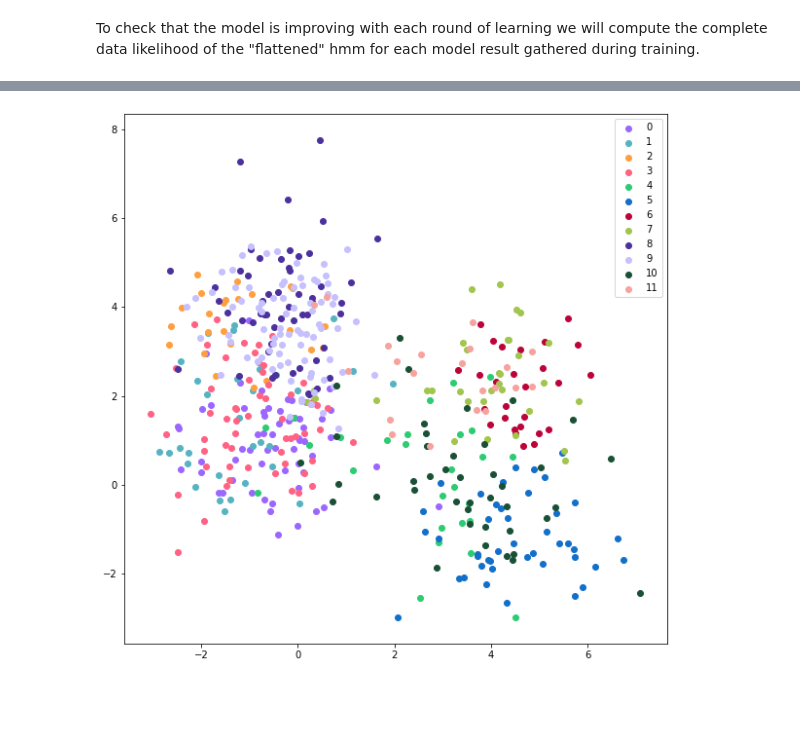
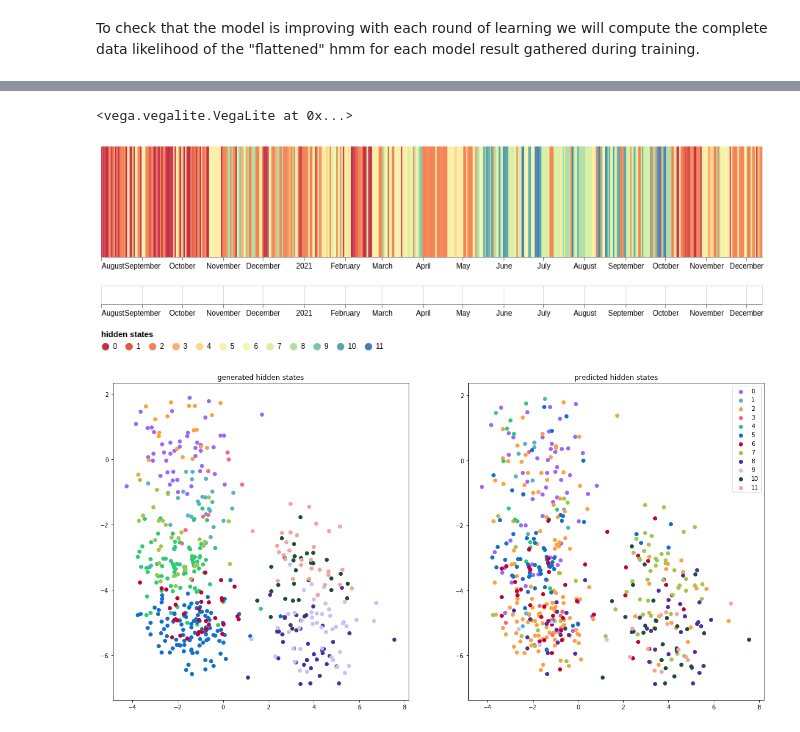
Before and after one commit to annahaensch/hela, a Jupyter notebook: notebooks/tracked/2021_02_25_fhmm_gibbs_sampling_and_learning_workbook.ipynb, the cells around one changed output, grey strips where cells are left out. Drawn from its saved outputs; the diff is of its cells as text; code cells hidden in the pictures; blank space fills up the shorter version.

```diff
--- a/notebooks/tracked/2021_02_25_fhmm_gibbs_sampling_and_learning_workbook.ipynb
+++ b/notebooks/tracked/2021_02_25_fhmm_gibbs_sampling_and_learning_workbook.ipynb
@@ -100,15 +100,28 @@ plt.scatter([t for t in range(len(likelihood))], likelihood)
+# %%
+new_factored_hidden_states =  alg.sufficient_statistics[-1]['hidden_state_vector_df']
+new_flattened_hidden_states = gen.flatten_hidden_state_sequence(new_factored_hidden_states)
+hmmplot.draw_states(new_flattened_hidden_states, hide_brush=False)
+# %% [output]
+<vega.vegalite.VegaLite at 0x...>
+[figure, added]
 # %%
-df = alg.sufficient_statistics[-1]['hidden_state_vector_df']
-flattened_hidden_states = gen.flatten_hidden_state_sequence(df)
+fig, (ax1, ax2) = plt.subplots(1, 2, figsize = (20,10))
 
-plt.figure(figsize = (10,10))
 feat = gen.gaussian_values.columns
 for i in range(np.prod(gen.ns_hidden_states)):
     idx = np.where(flattened_hidden_states == i)
     df = np.array(data.loc[data.index[idx],feat])
-    plt.scatter([d[0] for d in df],[d[1] for d in df], color = TU_COLORS[i],label = i)
+    ax1.scatter([d[0] for d in df],[d[1] for d in df], color = TU_COLORS[i],label = i)
+    ax1.set_title("generated hidden states")
+
+for i in range(np.prod(gen.ns_hidden_states)):
+    idx = np.where(new_flattened_hidden_states == i)
+    df = np.array(data.loc[data.index[idx],feat])
+    ax2.scatter([d[0] for d in df],[d[1] for d in df], color = TU_COLORS[i],label = i)
+    ax2.set_title("predicted hidden states")
+
 
 plt.legend()
 plt.show()
 # %% [output]
-[figure, old version]
+[figure, new version]
```
Also changed, not shown: parts of 2 cells of this notebook.
